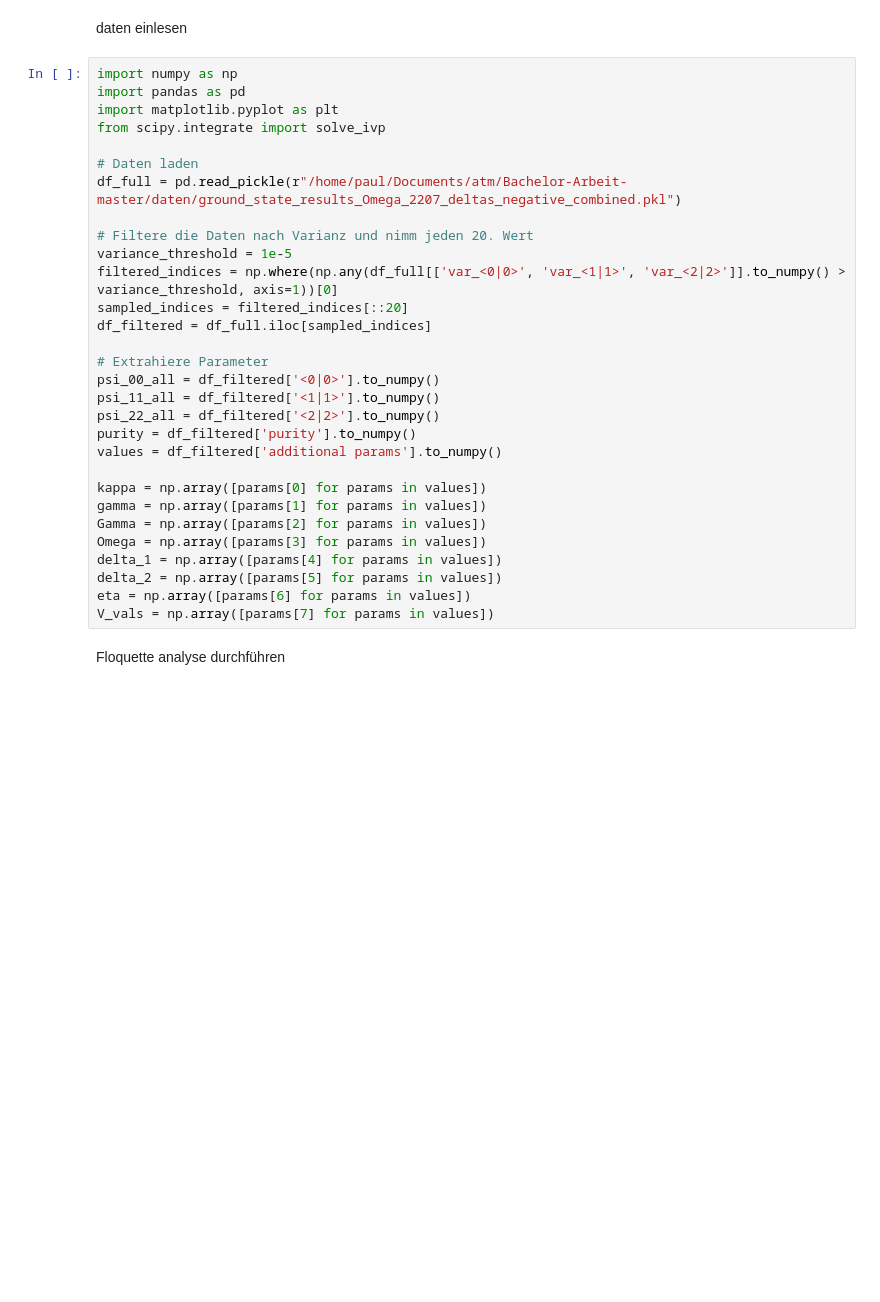
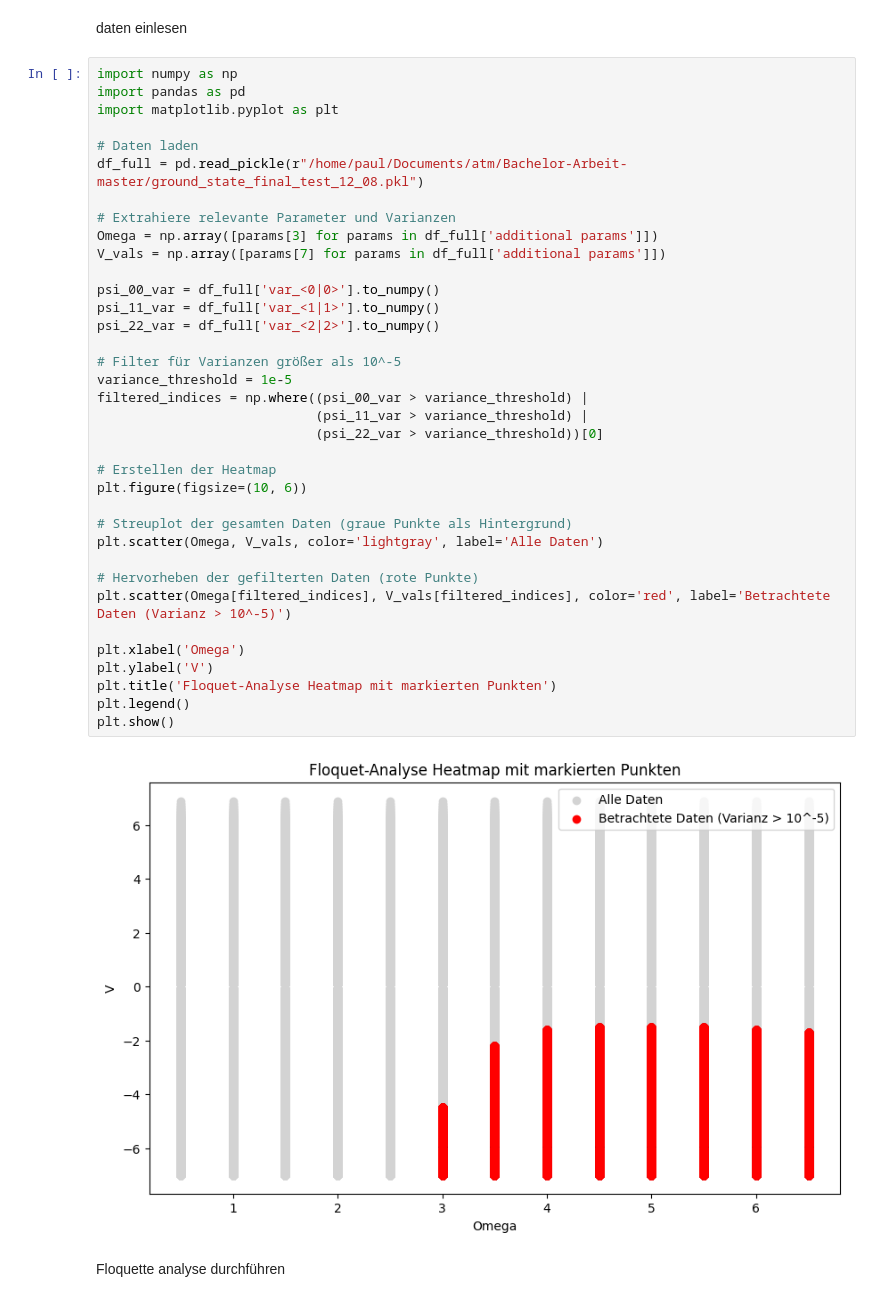
Before and after one commit to DerElec/Bachelor-Arbeit, a Jupyter notebook: new_floq.ipynb, the cells around one changed output. Drawn from its saved outputs; the diff is of its cells as text; blank space fills up the shorter version.

```diff
--- a/new_floq.ipynb
+++ b/new_floq.ipynb
@@ -198,35 +198,43 @@ Lösung 1:
 0.11144865610505052
 # %% [markdown]
 daten einlesen
-# %%
-import numpy as np
-import pandas as pd
-import matplotlib.pyplot as plt
-from scipy.integrate import solve_ivp
-
-# Daten laden
-df_full = pd.read_pickle(r"/home/paul/Documents/atm/Bachelor-Arbeit-master/daten/ground_state_results_Omega_2207_deltas_negative_combined.pkl")
-
-# Filtere die Daten nach Varianz und nimm jeden 20. Wert
-variance_threshold = 1e-5
-filtered_indices = np.where(np.any(df_full[['var_<0|0>', 'var_<1|1>', 'var_<2|2>']].to_numpy() > variance_threshold, axis=1))[0]
-sampled_indices = filtered_indices[::20]
-df_filtered = df_full.iloc[sampled_indices]
-
-# Extrahiere Parameter
-psi_00_all = df_filtered['<0|0>'].to_numpy()
-psi_11_all = df_filtered['<1|1>'].to_numpy()
-psi_22_all = df_filtered['<2|2>'].to_numpy()
-purity = df_filtered['purity'].to_numpy()
-values = df_filtered['additional params'].to_numpy()
-
-kappa = np.array([params[0] for params in values])
-gamma = np.array([params[1] for params in values])
-Gamma = np.array([params[2] for params in values])
-Omega = np.array([params[3] for params in values])
-delta_1 = np.array([params[4] for params in values])
-delta_2 = np.array([params[5] for params in values])
-eta = np.array([params[6] for params in values])
-V_vals = np.array([params[7] for params in values])
+# %%
+import numpy as np
+import pandas as pd
+import matplotlib.pyplot as plt
+
+# Daten laden
+df_full = pd.read_pickle(r"/home/paul/Documents/atm/Bachelor-Arbeit-master/ground_state_final_test_12_08.pkl")
+
+# Extrahiere relevante Parameter und Varianzen
+Omega = np.array([params[3] for params in df_full['additional params']])
+V_vals = np.array([params[7] for params in df_full['additional params']])
+
+psi_00_var = df_full['var_<0|0>'].to_numpy()
+psi_11_var = df_full['var_<1|1>'].to_numpy()
+psi_22_var = df_full['var_<2|2>'].to_numpy()
+
+# Filter für Varianzen größer als 10^-5
+variance_threshold = 1e-5
+filtered_indices = np.where((psi_00_var > variance_threshold) |
+                            (psi_11_var > variance_threshold) |
+                            (psi_22_var > variance_threshold))[0]
+
+# Erstellen der Heatmap
+plt.figure(figsize=(10, 6))
+
+# Streuplot der gesamten Daten (graue Punkte als Hintergrund)
+plt.scatter(Omega, V_vals, color='lightgray', label='Alle Daten')
+
+# Hervorheben der gefilterten Daten (rote Punkte)
+plt.scatter(Omega[filtered_indices], V_vals[filtered_indices], color='red', label='Betrachtete Daten (Varianz > 10^-5)')
+
+plt.xlabel('Omega')
+plt.ylabel('V')
+plt.title('Floquet-Analyse Heatmap mit markierten Punkten')
+plt.legend()
+plt.show()
+# %% [output]
+[figure, added]
 # %% [markdown]
 Floquette analyse durchführen
```
Also changed, not shown: parts of 3 cells of this notebook, 1 other file.
